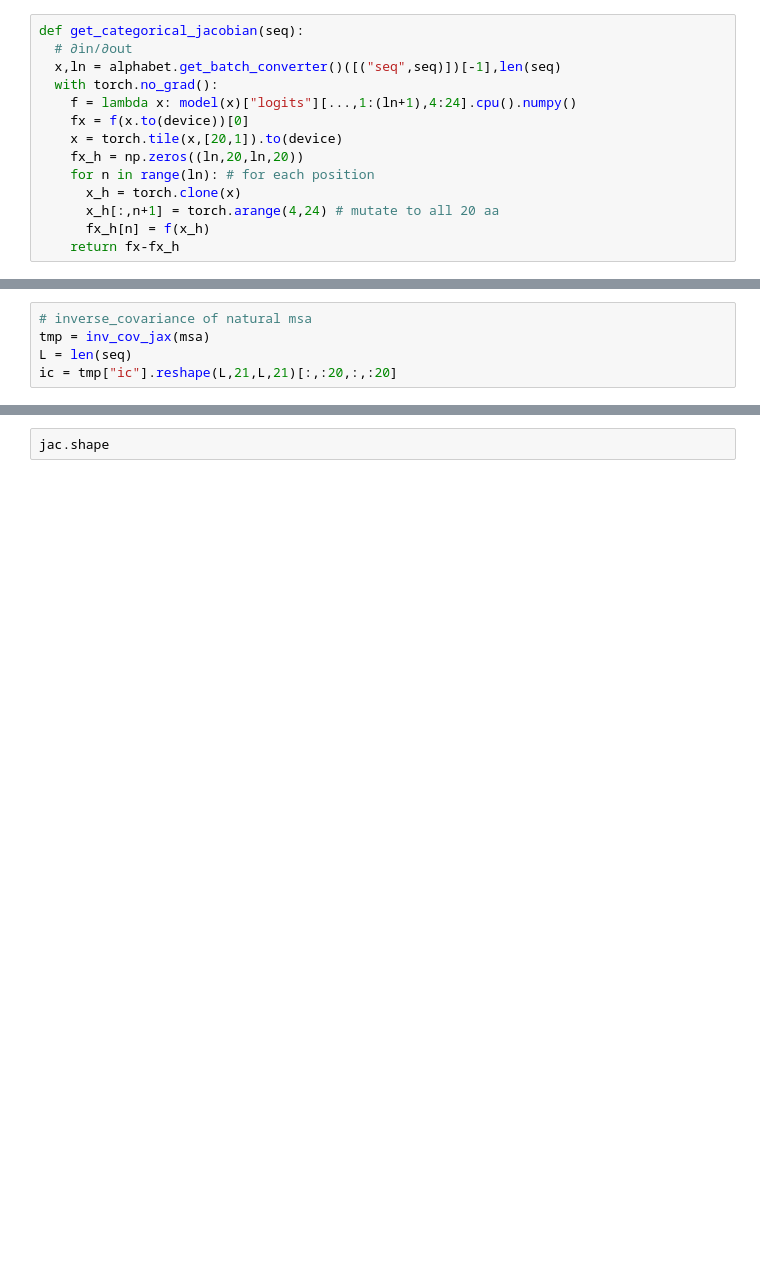
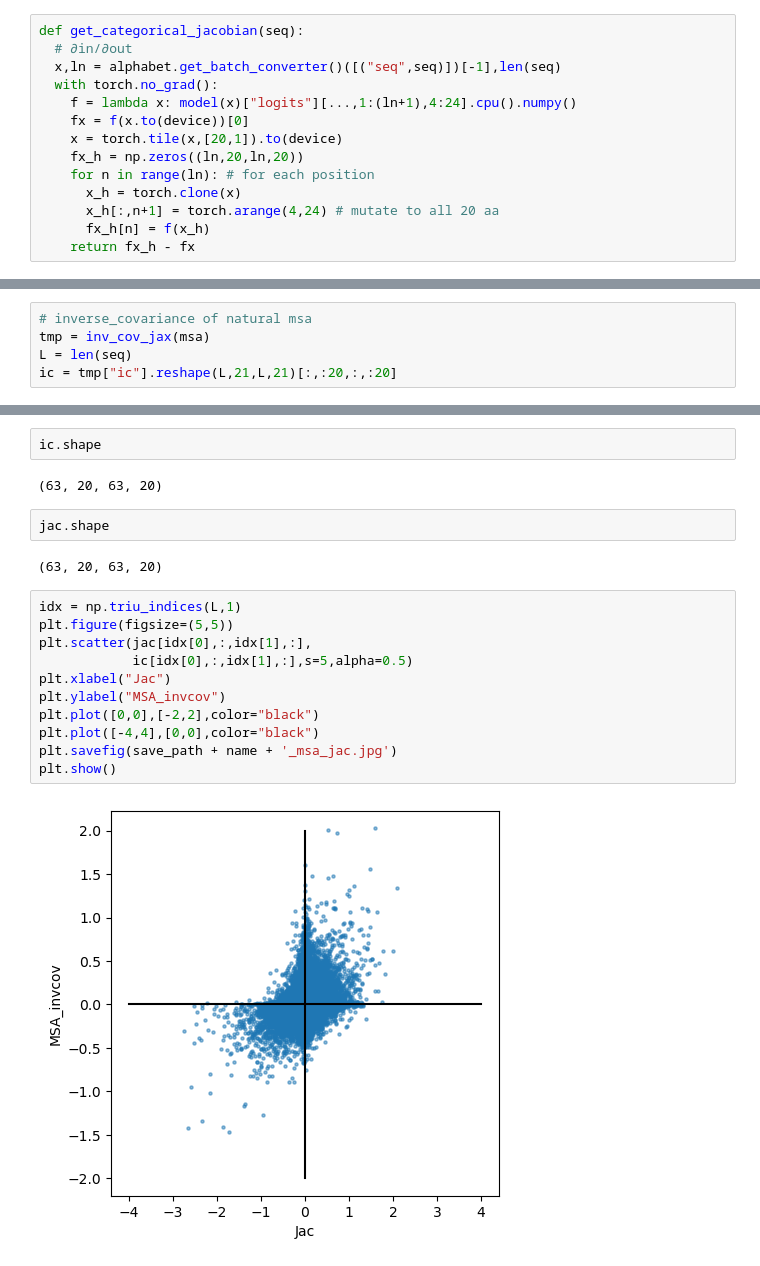
Before and after one commit to zzhangzzhang/pLMs-interpretability, a Jupyter notebook: jac/01_jac_calculate_visualise.ipynb, the cells around one changed output, grey strips where cells are left out. Saved outputs shown, nothing was run; the diff lists cells and outputs as text; blank space fills up the shorter version.

```diff
--- a/jac/01_jac_calculate_visualise.ipynb
+++ b/jac/01_jac_calculate_visualise.ipynb
@@ -120,7 +139,7 @@ def get_categorical_jacobian(seq):
       x_h = torch.clone(x)
       x_h[:,n+1] = torch.arange(4,24) # mutate to all 20 aa
       fx_h[n] = f(x_h)
-    return fx-fx_h
+    return fx_h - fx
 # %%
 # jacobian of the model
 jac = get_categorical_jacobian(seq)
@@ -161,5 +185,24 @@ spearmanr(a[ORDER[:cutoff]][mask].flatten(),
+# %%
+ic.shape
+# %% [output]
+(63, 20, 63, 20)
 # %%
 jac.shape
+# %% [output]
+(63, 20, 63, 20)
+# %%
+idx = np.triu_indices(L,1)
+plt.figure(figsize=(5,5))
+plt.scatter(jac[idx[0],:,idx[1],:],
+            ic[idx[0],:,idx[1],:],s=5,alpha=0.5)
+plt.xlabel("Jac")
+plt.ylabel("MSA_invcov")
+plt.plot([0,0],[-2,2],color="black")
+plt.plot([-4,4],[0,0],color="black")
+plt.savefig(save_path + name + '_msa_jac.jpg')
+plt.show()
+# %% [output]
+[figure, added]
 # %%
 plt.figure(figsize=(5,5))
 plt.imshow(tmp["apc"], cmap="Greys")
```
Also changed, not shown: parts of 17 cells of this notebook.
